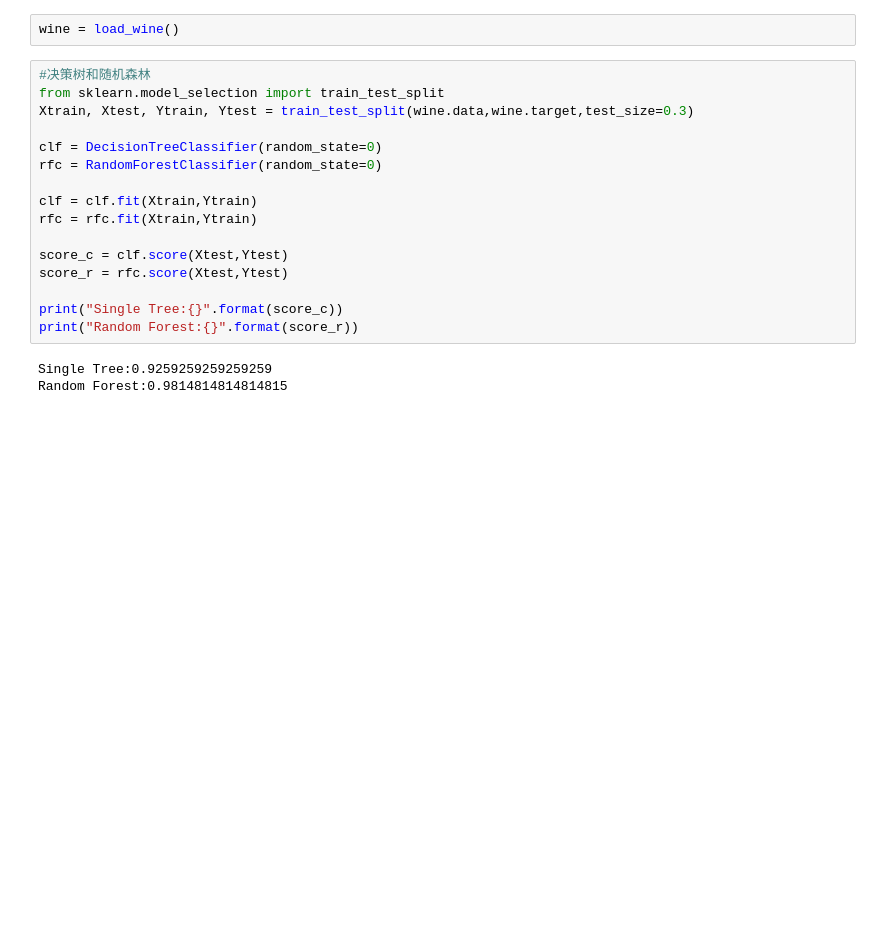
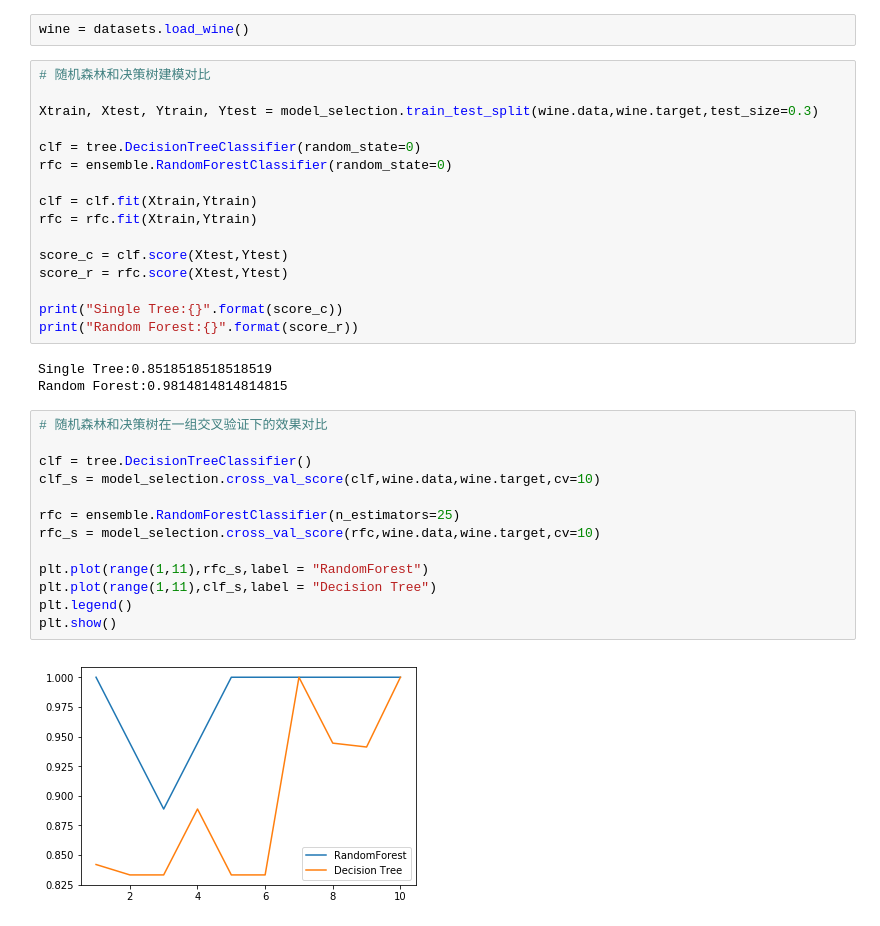
Before and after one commit to chinawyl/Machine_Learning, a Jupyter notebook: sklearn/随机森林/1-随机森林和单个决策树效益的对比之红酒数据集.ipynb, the cells around one changed output. Cells and saved outputs as stored; diff of their text form; blank space fills up the shorter version.

```diff
--- a/sklearn/随机森林/1-随机森林和单个决策树效益的对比之红酒数据集.ipynb
+++ b/sklearn/随机森林/1-随机森林和单个决策树效益的对比之红酒数据集.ipynb
@@ -6,12 +9,12 @@ from sklearn.datasets import load_wine
 # %%
-wine = load_wine()
+wine = datasets.load_wine()
 # %%
-#决策树和随机森林
-from sklearn.model_selection import train_test_split
-Xtrain, Xtest, Ytrain, Ytest = train_test_split(wine.data,wine.target,test_size=0.3)
+# 随机森林和决策树建模对比
 
-clf = DecisionTreeClassifier(random_state=0)
-rfc = RandomForestClassifier(random_state=0)
+Xtrain, Xtest, Ytrain, Ytest = model_selection.train_test_split(wine.data,wine.target,test_size=0.3)
+
+clf = tree.DecisionTreeClassifier(random_state=0)
+rfc = ensemble.RandomForestClassifier(random_state=0)
 
 clf = clf.fit(Xtrain,Ytrain)
 rfc = rfc.fit(Xtrain,Ytrain)
@@ -22,6 +25,21 @@ score_r = rfc.score(Xtest,Ytest)
 print("Single Tree:{}".format(score_c))
 print("Random Forest:{}".format(score_r))
 # %% [output]
-Single Tree:0.9259259259259259
+Single Tree:0.8518518518518519
 Random Forest:0.9814814814814815
+# %%
+# 随机森林和决策树在一组交叉验证下的效果对比
+
+clf = tree.DecisionTreeClassifier()
+clf_s = model_selection.cross_val_score(clf,wine.data,wine.target,cv=10)
+
+rfc = ensemble.RandomForestClassifier(n_estimators=25)
+rfc_s = model_selection.cross_val_score(rfc,wine.data,wine.target,cv=10)
+
+plt.plot(range(1,11),rfc_s,label = "RandomForest")
+plt.plot(range(1,11),clf_s,label = "Decision Tree")
+plt.legend()
+plt.show()
+# %% [output]
+[figure, added]
 # %%
```
Also changed, not shown: parts of 5 cells of this notebook, 3 other files.
